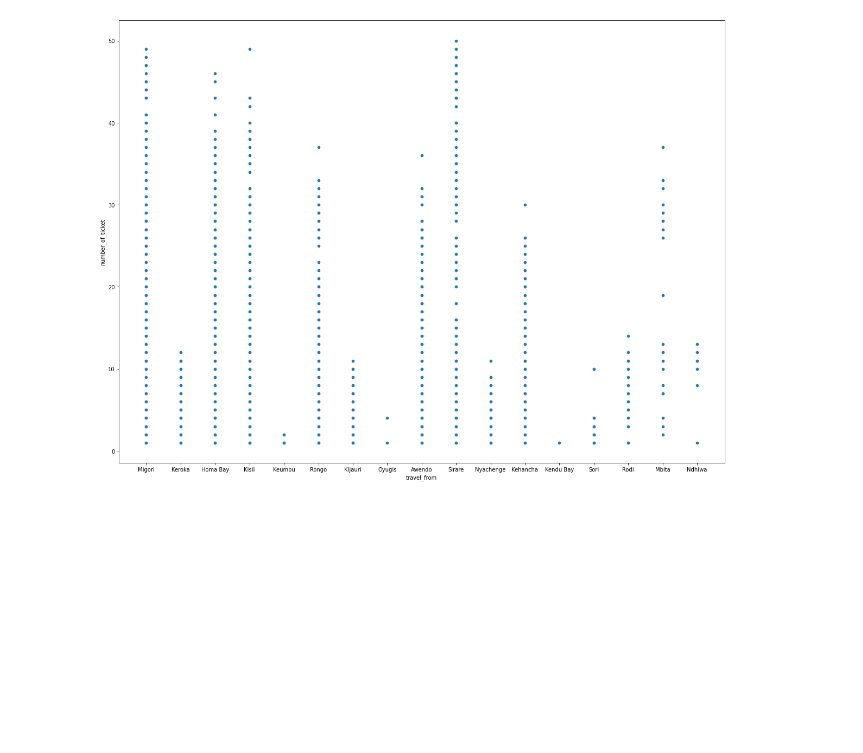
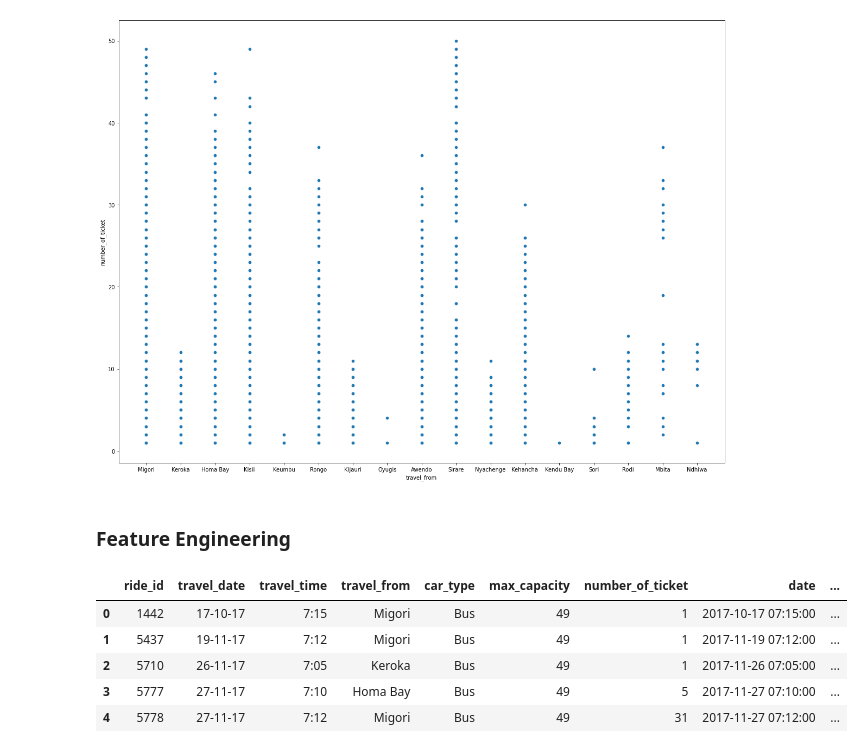
Before and after one commit to Ashwinprocodes/ML-regression-capstone-project, a Jupyter notebook: ML_regression_Demand_Prediction_for_Public_Transport_Capstone_Project.ipynb, the cells around one changed output. Cells and saved outputs as stored; diff of their text form; code cells hidden in the pictures; blank space fills up the shorter version.

```diff
--- a/ML_regression_Demand_Prediction_for_Public_Transport_Capstone_Project.ipynb
+++ b/ML_regression_Demand_Prediction_for_Public_Transport_Capstone_Project.ipynb
@@ -302,3 +302,5 @@ plt.figure(figsize=(20, 15))
 sp = sns.scatterplot(x="travel_from", y="number_of_ticket", data=dataset)
 # %% [output]
 [figure]
+# %% [markdown]
+### **Feature Engineering**
@@ -304,0 +310,30 @@ sp = sns.scatterplot(x="travel_from", y="number_of_ticket", data=dataset)
+# %%
+def  time_features(df):
+
+  '''This function takes dataframe as an argument and extracts the
+  different features from the date variable of the dataset and finaly returns the updated
+  dataset'''
+
+  df["date"]=pd.to_datetime(df["date"])
+  df["day_of_week"]=df["date"].dt.dayofweek
+  df["day_of_year"]=df["date"].dt.dayofyear
+  df["day_of_month"]=df["date"].dt.day
+  df["year_woy"]=df["date"].dt.year.astype(str)+df["date"].dt.weekofyear.astype(str)
+  df["hour"]=df["date"].dt.hour
+  df["minute"]=df["date"].dt.minute
+  df["is_weekend"]=df["day_of_week"].apply( lambda x : 1 if x  in [5,6] else 0 )
+  df["year"]=df["date"].dt.year
+  df["quarter"]=df["date"].dt.quarter
+  df["month"]=df["date"].dt.month
+  return df
+# %%
+dataset_new = time_features(dataset)
+# %%
+dataset_new.head()
+# %% [output]
+|  | ride_id | travel_date | travel_time | travel_from | car_type | max_capacity | number_of_ticket | date | ... |
+| 0 | 1442 | 17-10-17 | 7:15 | Migori | Bus | 49 | 1 | 2017-10-17 07:15:00 | ... |
+| 1 | 5437 | 19-11-17 | 7:12 | Migori | Bus | 49 | 1 | 2017-11-19 07:12:00 | ... |
+| 2 | 5710 | 26-11-17 | 7:05 | Keroka | Bus | 49 | 1 | 2017-11-26 07:05:00 | ... |
+| 3 | 5777 | 27-11-17 | 7:10 | Homa Bay | Bus | 49 | 5 | 2017-11-27 07:10:00 | ... |
+| 4 | 5778 | 27-11-17 | 7:12 | Migori | Bus | 49 | 31 | 2017-11-27 07:12:00 | ... |
```
Also changed, not shown: parts of 20 cells of this notebook.
